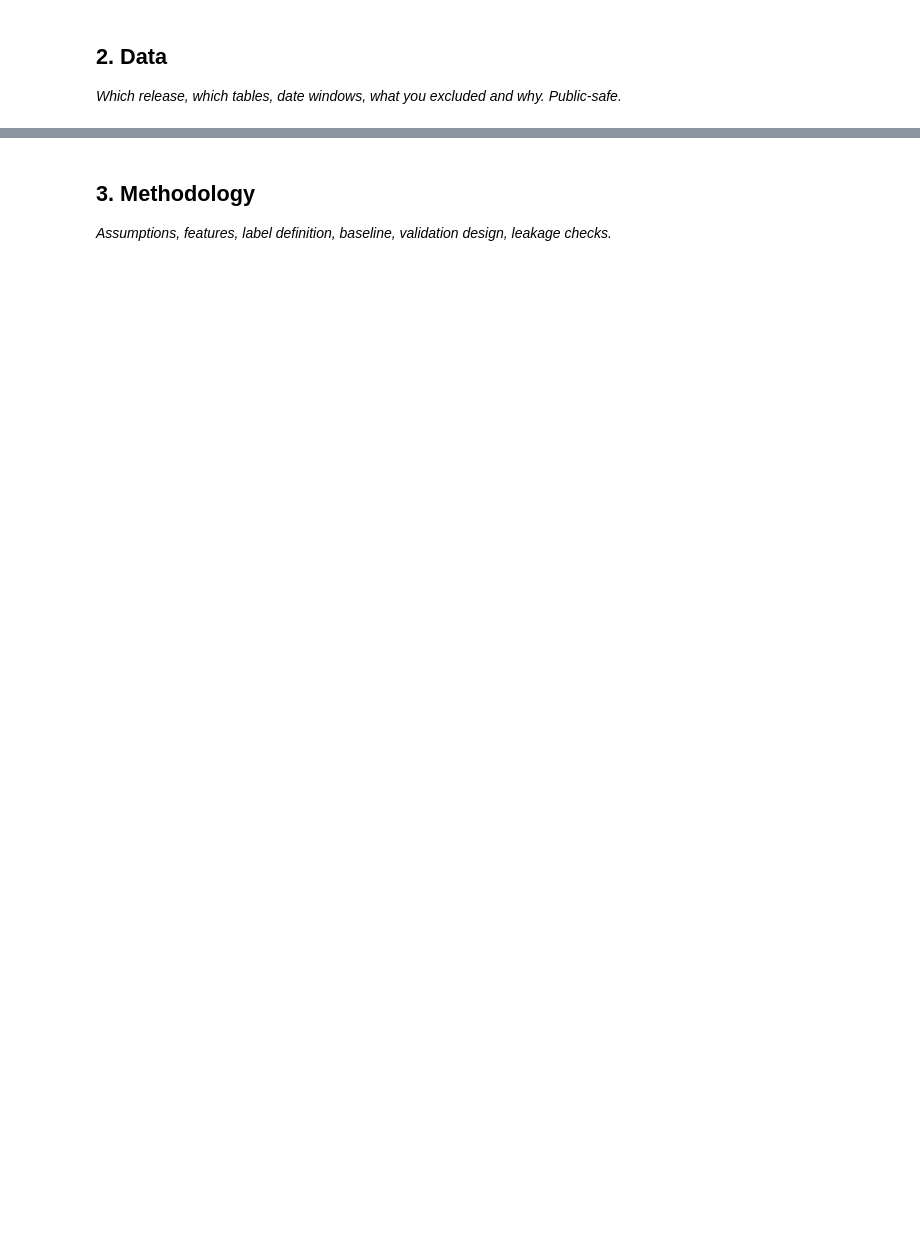
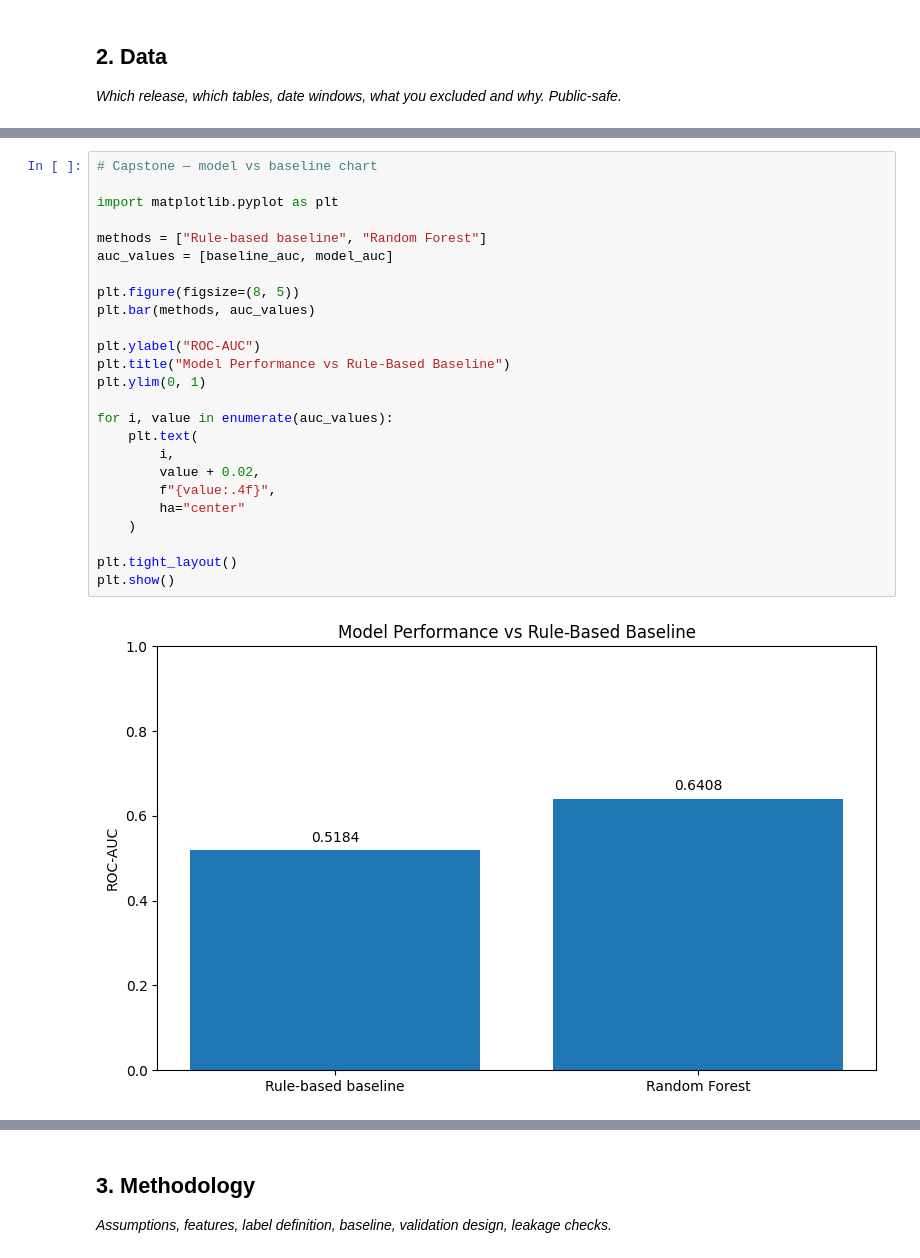
Before and after one commit to Ikramkhan-gif1/FlyRank-ML-Internship, a Jupyter notebook: work/notebooks/capstone.ipynb, the cells around one changed output, grey strips where cells are left out. Drawn from its saved outputs; the diff is of its cells as text; blank space fills up the shorter version.

```diff
--- a/work/notebooks/capstone.ipynb
+++ b/work/notebooks/capstone.ipynb
@@ -16,0 +1089,27 @@ This skeleton is yours to fill. Work the sections **in order** — each one has
+# %%
+# Capstone — model vs baseline chart
+
+import matplotlib.pyplot as plt
+
+methods = ["Rule-based baseline", "Random Forest"]
+auc_values = [baseline_auc, model_auc]
+
+plt.figure(figsize=(8, 5))
+plt.bar(methods, auc_values)
+
+plt.ylabel("ROC-AUC")
+plt.title("Model Performance vs Rule-Based Baseline")
+plt.ylim(0, 1)
+
+for i, value in enumerate(auc_values):
+    plt.text(
+        i,
+        value + 0.02,
+        f"{value:.4f}",
+        ha="center"
+    )
+
+plt.tight_layout()
+plt.show()
+# %% [output]
+[figure, added]
```
Also changed, not shown: parts of 40 cells of this notebook.
